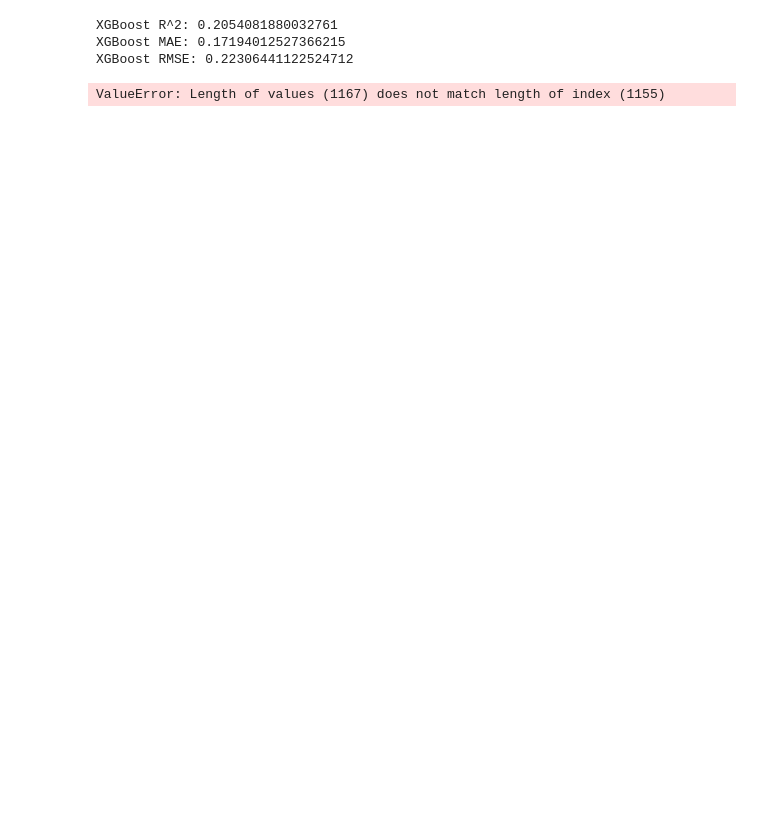
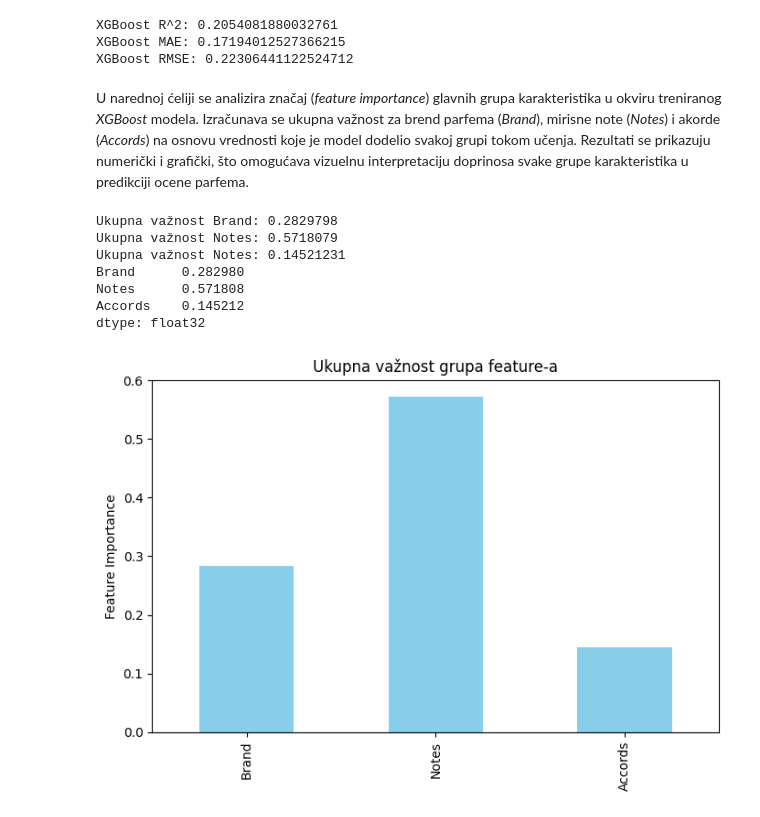
Before and after one commit to dokma11/Fragrance-Rating-Predictor, a Jupyter notebook: notebooks/implementationXGBoostRF.ipynb, the cells around one changed output. Saved outputs shown, nothing was run; the diff lists cells and outputs as text; code cells hidden in the pictures; blank space fills up the shorter version.

```diff
--- a/notebooks/implementationXGBoostRF.ipynb
+++ b/notebooks/implementationXGBoostRF.ipynb
@@ -306,5 +474,5 @@ accord_df = pd.DataFrame(
 
 structured_df_XGB = pd.concat([structured_df_XGB, note_df, accord_df], axis=1)
 
-X = pd.concat([ohe_features, structured_df_XGB.drop(columns=['Brand', 'Rating', 'All Notes', 'Accords'])], axis=1)
-y = structured_df_XGB['Rating']
+X_novo = pd.concat([ohe_features, structured_df_XGB.drop(columns=['Brand', 'Rating', 'All Notes', 'Accords'])], axis=1)
+y_novo = structured_df_XGB['Rating']
@@ -311,2 +481,2 @@ y = structured_df_XGB['Rating']
 # %%
-X_train, X_test, y_train, y_test = train_test_split(X, y, test_size=0.2, random_state=42)
+X_train_novo, X_test_novo, y_train_novo, y_test_novo = train_test_split(X_novo, y_novo, test_size=0.2, random_state=42)
@@ -313,39 +485,48 @@ X_train, X_test, y_train, y_test = train_test_split(X, y, test_size=0.2, random_
 # %%
 xgb_model_novo = XGBRegressor(random_state=42)
-xgb_model_novo.fit(X_train, y_train)
-y_xgb_pred = xgb_model_novo.predict(X_test)
+xgb_model_novo.fit(X_train_novo, y_train_novo)
+y_xgb_pred = xgb_model_novo.predict(X_test_novo)
 
-print("XGBoost R^2:", xgb_model_novo.score(X_test, y_test))
-print("XGBoost MAE:", mean_absolute_error(y_test, y_xgb_pred))
-print("XGBoost RMSE:", np.sqrt(mean_squared_error(y_test, y_xgb_pred)))
+print("XGBoost R^2:", xgb_model_novo.score(X_test_novo, y_test_novo))
+print("XGBoost MAE:", mean_absolute_error(y_test_novo, y_xgb_pred))
+print("XGBoost RMSE:", np.sqrt(mean_squared_error(y_test_novo, y_xgb_pred)))
 # %% [output]
 XGBoost R^2: 0.2054081880032761
 XGBoost MAE: 0.17194012527366215
 XGBoost RMSE: 0.22306441122524712
+# %% [markdown]
+U narednoj ćeliji se analizira značaj (_feature importance_) glavnih grupa karakteristika u okviru treniranog _XGBoost_ modela. Izračunava se ukupna važnost za brend parfema (_Brand_), mirisne note (_Notes_) i akorde (_Accords_) na osnovu vrednosti koje je model dodelio svakoj grupi tokom učenja. Rezultati se prikazuju numerički i grafički, što omogućava vizuelnu interpretaciju doprinosa svake grupe karakteristika u predikciji ocene parfema.
 # %%
-importances = pd.Series(xgb_model.feature_importances_, index=X_train.columns)
+importances = pd.Series(xgb_model_novo.feature_importances_, index=X_train_novo.columns)
 brand_importance = importances[importances.index.str.startswith("Brand_")].sum()
 notes_importance = importances[importances.index.str.startswith("Note_")].sum()
 accords_importance = importances[importances.index.str.startswith("Accord_")].sum()
 
 print("Ukupna važnost Brand:", brand_importance)
 print("Ukupna važnost Notes:", notes_importance)
 print("Ukupna važnost Notes:", accords_importance)
 
 group_importances = pd.Series({
     "Brand": brand_importance,
     "Notes": notes_importance,
     "Accords" : accords_importance
 })
 
 # Print rezultata
 print(group_importances)
 
 # Vizualizacija
 plt.figure(figsize=(8,5))
 group_importances.plot(kind="bar", color="skyblue")
 plt.title("Ukupna važnost grupa feature-a")
 plt.ylabel("Feature Importance")
 plt.show()
 # %% [output]
-ValueError: Length of values (1167) does not match length of index (1155)
+Ukupna važnost Brand: 0.2829798
+Ukupna važnost Notes: 0.5718079
+Ukupna važnost Notes: 0.14521231
+Brand      0.282980
+Notes      0.571808
+Accords    0.145212
+dtype: float32
+[figure, added]
```
Also changed, not shown: parts of 29 cells of this notebook.
